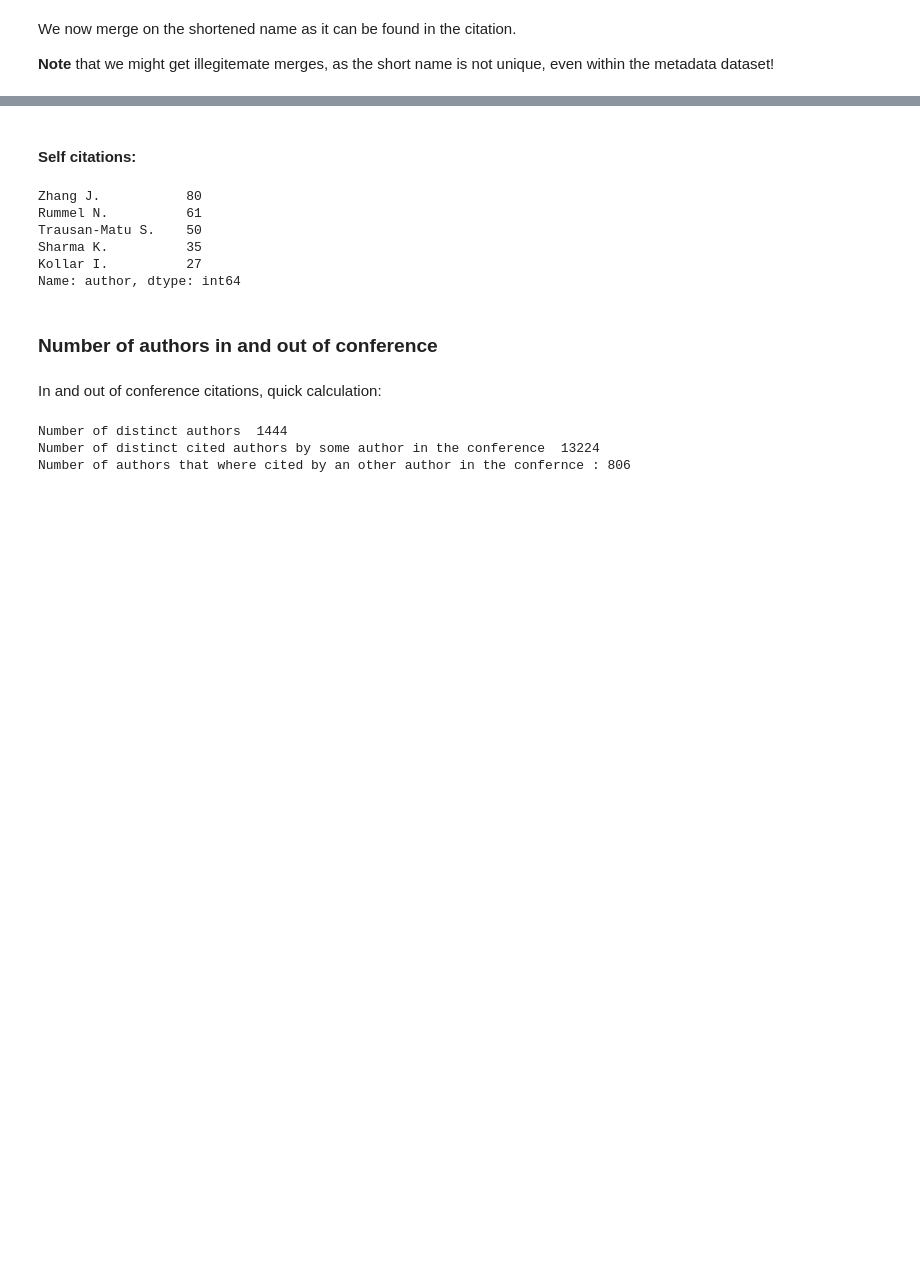
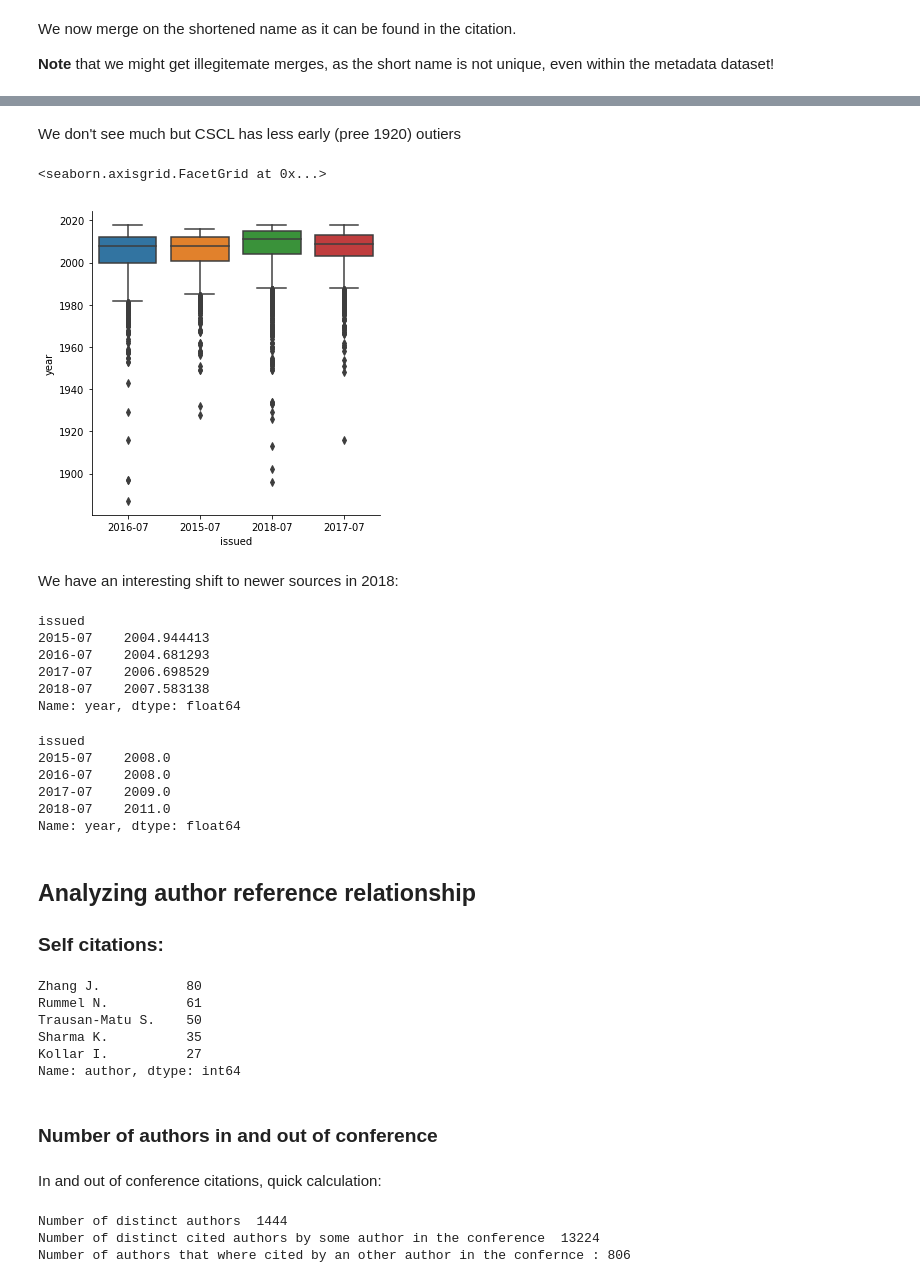
Before and after one commit to nourabassi/semester-project, a Jupyter notebook: Data exploration - References.ipynb, the cells around one changed output, grey strips where cells are left out. Drawn from its saved outputs; the diff is of its cells as text; code cells hidden in the pictures; blank space fills up the shorter version.

```diff
--- a/Data exploration - References.ipynb
+++ b/Data exploration - References.ipynb
@@ -120,7 +128,36 @@ reference_edges.sample(2)
 # %%
 reference_edges.rename(columns={'shortend_names': 'author', 'author': 'cited'}, inplace=True)
+# %% [markdown]
+We don't see much but CSCL has less early (pree 1920) outiers
+# %%
+sns.catplot(data=reference_edges[['ref','issued', 'year']][~reference_edges.ref.duplicated()], x='issued', y='year', kind='box')
+# %% [output]
+<seaborn.axisgrid.FacetGrid at 0x...>
+[figure, added]
+# %% [markdown]
+We have an interesting shift to newer sources in 2018:
+# %%
+reference_edges[['ref','issued', 'year']][~reference_edges.ref.duplicated()].groupby('issued').year.mean()
+# %% [output]
+issued
+2015-07    2004.944413
+2016-07    2004.681293
+2017-07    2006.698529
+2018-07    2007.583138
+Name: year, dtype: float64
+# %%
+reference_edges[['ref','issued', 'year']][~reference_edges.ref.duplicated()].groupby('issued').year.median()
+# %% [output]
+issued
+2015-07    2008.0
+2016-07    2008.0
+2017-07    2009.0
+2018-07    2011.0
+Name: year, dtype: float64
 # %% [markdown]
-#### Self citations:
+## Analyzing author reference relationship
+
+### Self citations:
 # %%
 reference_edges[reference_edges.author == reference_edges.cited].author.value_counts().head()
 # %% [output]
```
Also changed, not shown: parts of 94 cells of this notebook, 1 other file.
